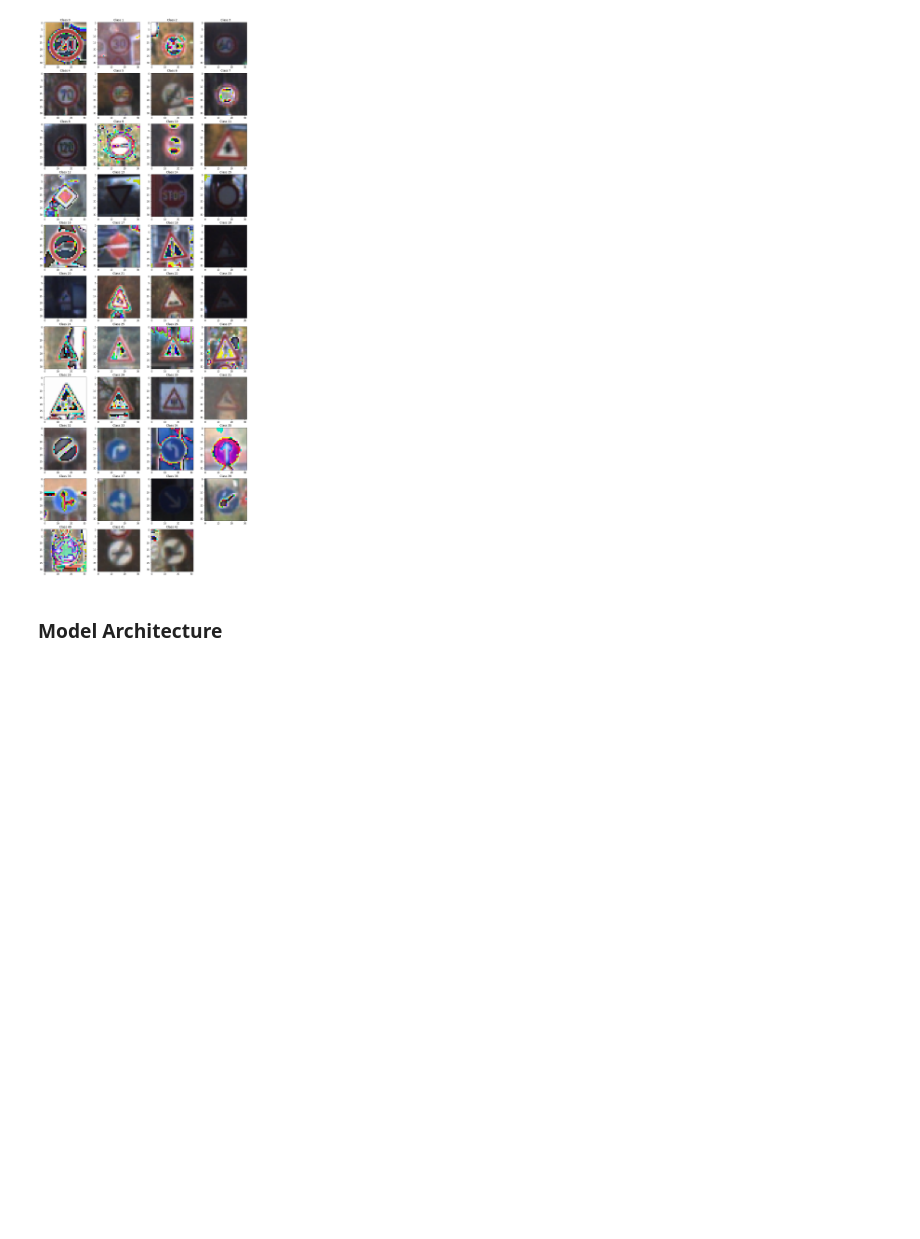
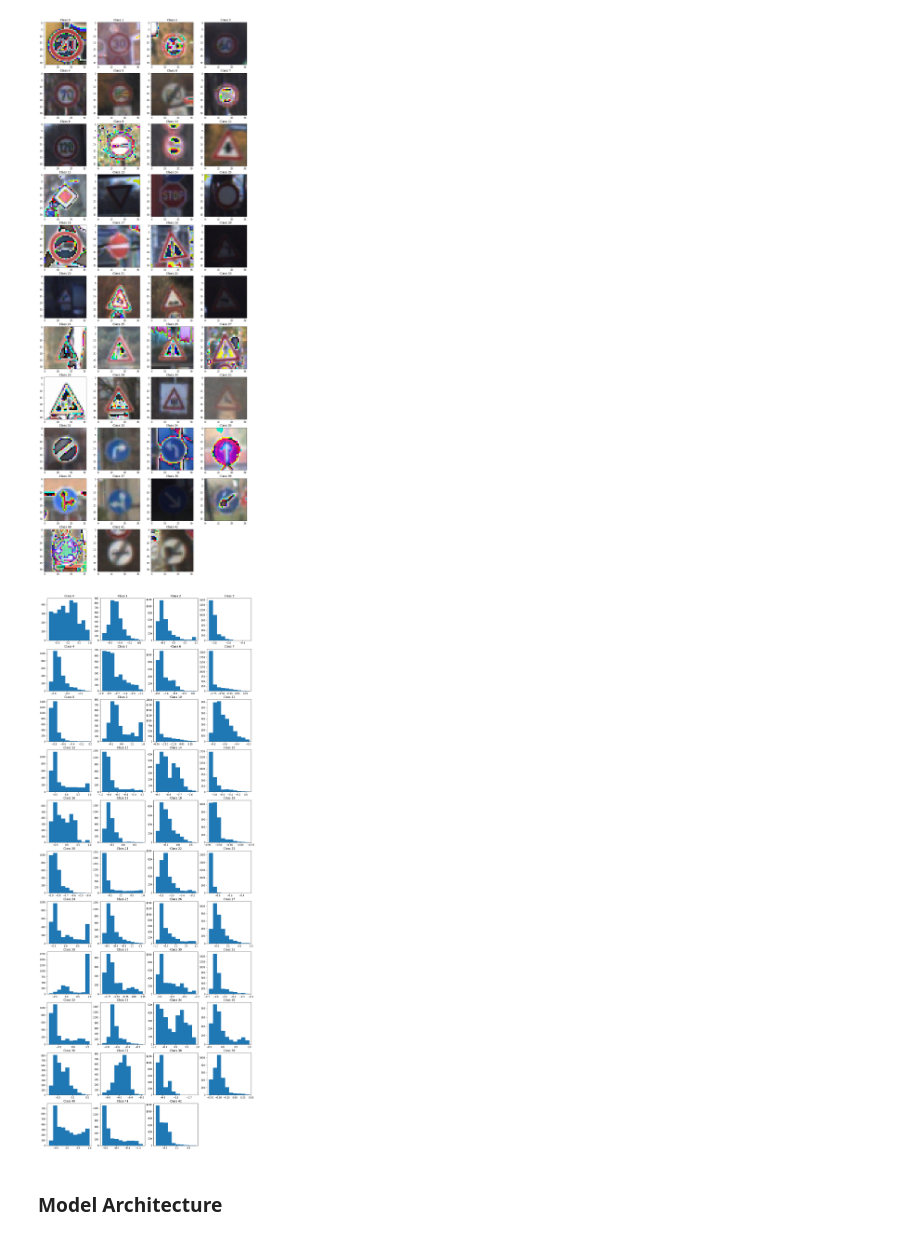
Before and after one commit to siyaoxu/Self-Driving-Cars, a Jupyter notebook: CarND-Traffic-Sign-Classifier-Project/Traffic_Sign_Classifier.ipynb, the cells around one changed output. Saved outputs shown, nothing was run; the diff lists cells and outputs as text; code cells hidden in the pictures; blank space fills up the shorter version.

```diff
--- a/CarND-Traffic-Sign-Classifier-Project/Traffic_Sign_Classifier.ipynb
+++ b/CarND-Traffic-Sign-Classifier-Project/Traffic_Sign_Classifier.ipynb
@@ -160,5 +159,14 @@ for i in list(range(n_classes)):
     plt.title('Class ' + str(i),fontsize = 12)
 # %% [output]
 [figure]
+# %%
+# plot the histogram of the NORMALIZED training data for the first image of each class
+fig = plt.figure(figsize=(16,44))
+for i in list(range(n_classes)):
+    plt.subplot(11,4,i+1)
+    plt.hist(n_X_train[np.where(y_train == i)[0][0],:,:,:].flatten())
+    plt.title('Class ' + str(i),fontsize = 12)
+# %% [output]
+[figure, added]
 # %% [markdown]
 ### Model Architecture
```
Also changed, not shown: parts of 9 cells of this notebook.
